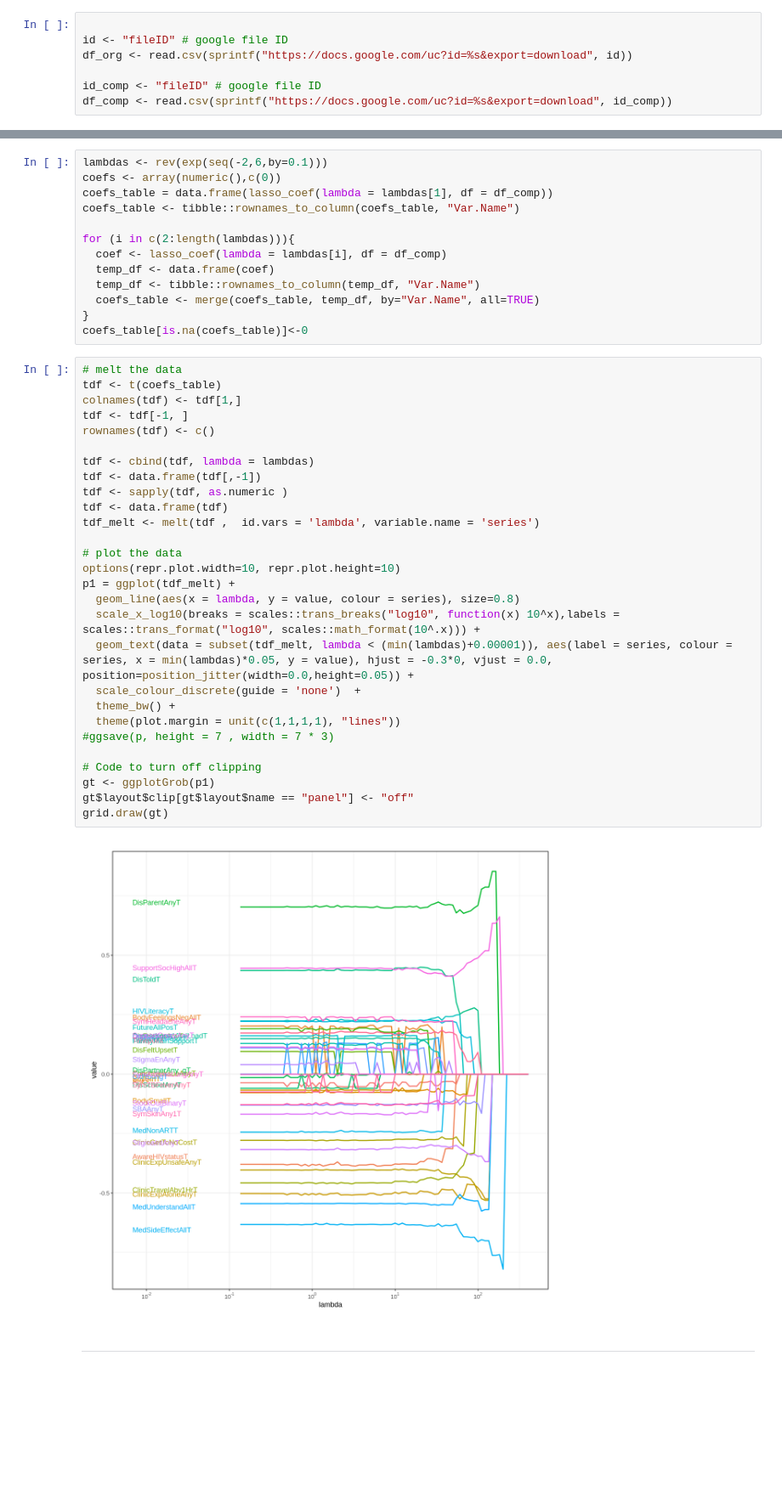
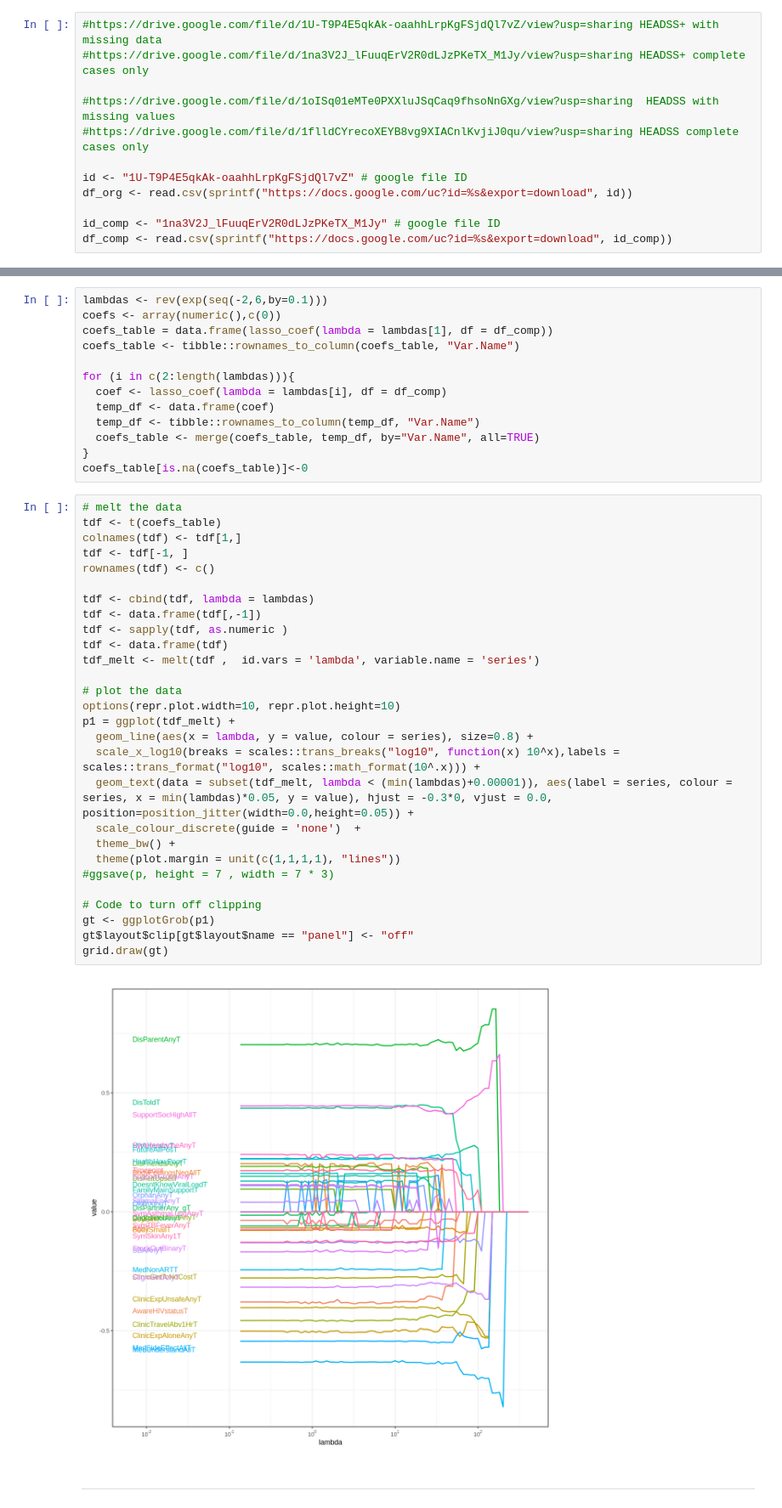
Before and after one commit to marses/HEADSS, a Jupyter notebook: HeadssPlus.ipynb, the cells around one changed output, grey strips where cells are left out. Shown: that part at 85% size. Cells and saved outputs as stored; diff of their text form; blank space fills up the shorter version.

```diff
--- a/HeadssPlus.ipynb
+++ b/HeadssPlus.ipynb
@@ -35,11 +72,16 @@ library(ggplot2)
 # %% [markdown]
 ## Load Data
 # %%
+#https://drive.google.com/file/d/1U-T9P4E5qkAk-oaahhLrpKgFSjdQl7vZ/view?usp=sharing HEADSS+ with missing data
+#https://drive.google.com/file/d/1na3V2J_lFuuqErV2R0dLJzPKeTX_M1Jy/view?usp=sharing HEADSS+ complete cases only
 
-id <- "fileID" # google file ID
+#https://drive.google.com/file/d/1oISq01eMTe0PXXluJSqCaq9fhsoNnGXg/view?usp=sharing  HEADSS with missing values
+#https://drive.google.com/file/d/1flldCYrecoXEYB8vg9XIACnlKvjiJ0qu/view?usp=sharing HEADSS complete cases only
+
+id <- "1U-T9P4E5qkAk-oaahhLrpKgFSjdQl7vZ" # google file ID
 df_org <- read.csv(sprintf("https://docs.google.com/uc?id=%s&export=download", id))
 
-id_comp <- "fileID" # google file ID
+id_comp <- "1na3V2J_lFuuqErV2R0dLJzPKeTX_M1Jy" # google file ID
 df_comp <- read.csv(sprintf("https://docs.google.com/uc?id=%s&export=download", id_comp))
 # %%
 summary(df_comp)
@@ -334,33 +376,33 @@ coefs_table[is.na(coefs_table)]<-0
 # %%
 # melt the data
 tdf <- t(coefs_table)
 colnames(tdf) <- tdf[1,]
 tdf <- tdf[-1, ]
 rownames(tdf) <- c()
 
 tdf <- cbind(tdf, lambda = lambdas)
 tdf <- data.frame(tdf[,-1])
 tdf <- sapply(tdf, as.numeric )
 tdf <- data.frame(tdf)
 tdf_melt <- melt(tdf ,  id.vars = 'lambda', variable.name = 'series')
 
 # plot the data
 options(repr.plot.width=10, repr.plot.height=10)
 p1 = ggplot(tdf_melt) +
-  geom_line(aes(x = lambda, y = value, colour = series), size=0.8)
+  geom_line(aes(x = lambda, y = value, colour = series), size=0.8) +
   scale_x_log10(breaks = scales::trans_breaks("log10", function(x) 10^x),labels = scales::trans_format("log10", scales::math_format(10^.x))) +
   geom_text(data = subset(tdf_melt, lambda < (min(lambdas)+0.00001)), aes(label = series, colour = series, x = min(lambdas)*0.05, y = value), hjust = -0.3*0, vjust = 0.0, position=position_jitter(width=0.0,height=0.05)) +
   scale_colour_discrete(guide = 'none')  +
   theme_bw() +
   theme(plot.margin = unit(c(1,1,1,1), "lines"))
 #ggsave(p, height = 7 , width = 7 * 3)
 
 # Code to turn off clipping
 gt <- ggplotGrob(p1)
 gt$layout$clip[gt$layout$name == "panel"] <- "off"
 grid.draw(gt)
 # %% [output]
-[figure, old version]
+[figure, new version]
 # %% [markdown]
 ____
 # %%
```
Also changed, not shown: parts of 5 cells of this notebook.
